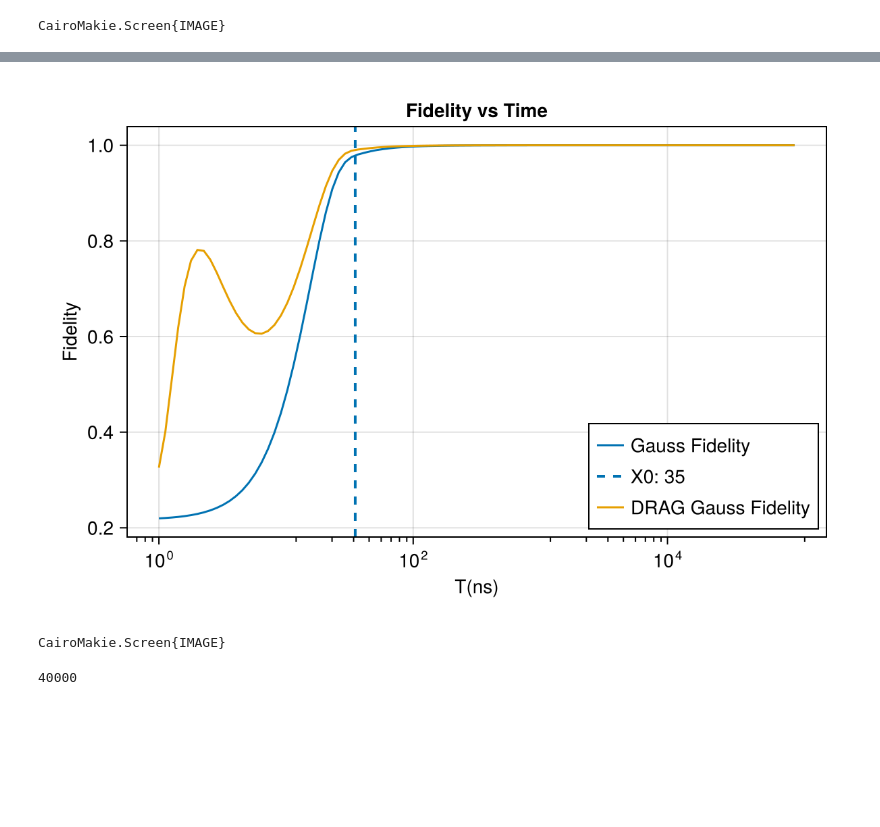
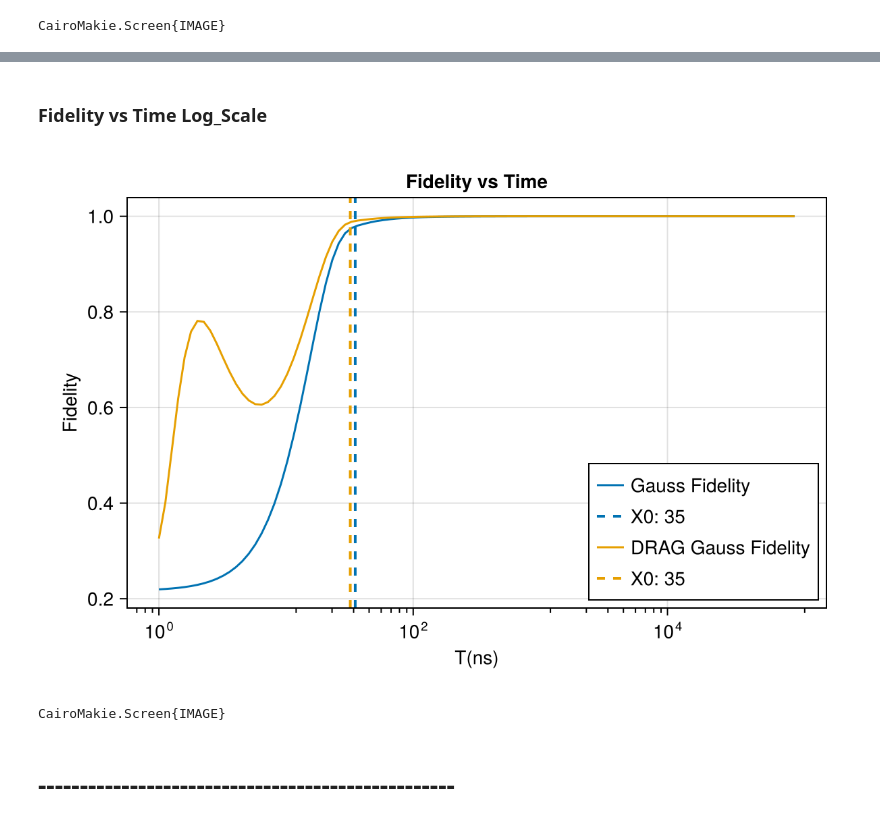
Before and after one commit to Ianborden/Quantum-APL, a Jupyter notebook: Final Project/Fidelity_vs_Time.ipynb, the cells around one changed output, grey strips where cells are left out. Cells and saved outputs as stored; diff of their text form; code cells hidden in the pictures; blank space fills up the shorter version.

```diff
--- a/Final Project/Fidelity_vs_Time.ipynb
+++ b/Final Project/Fidelity_vs_Time.ipynb
@@ -199,7 +199,7 @@ Fidelity of Gauss: 0.8464232476933021
 Fidelity of DRAG-Gauss: 0.9054848407994853
 Fidelity of Solved DRAG-Gauss: 0.998983357123887
 # %%
-N = 200
+N = 100
 function fid_gauss_check(T)
     controls = zeros(2, N)
     times, gaussian, _ = gaussian_curve(T, N)
@@ -207,31 +207,24 @@ function fid_gauss_check(T)
     pulse_gauss = ZeroOrderPulse(controls, times)
     traj_gauss = UnitaryTrajectory(sys, pulse_gauss, U_goal)
     qcp_gauss = SmoothPulseProblem(traj_gauss, N)
-    return fidelity(qcp_gauss)
+    return Piccolo.fidelity(qcp_gauss)
 end
 
 
-function fid_DRAG_gauss_check(T, solve::Bool = false)
+function fid_DRAG_gauss_check(T)
     controls = zeros(2, N)
     times, controls[1, :], controls[2, :] = drag_gaussian(T, N)
     pulse_drag_gaussian = ZeroOrderPulse(controls, times)
     traj_drag_gauss = UnitaryTrajectory(sys, pulse_drag_gaussian, U_goal)
     qcp_drag_gauss = SmoothPulseProblem(traj_drag_gauss, N)
-    if solve == false
-        return fidelity(qcp_drag_gauss)
-    # else
-    #     solve!(qcp_drag_gauss; max_iter=100, eval_hessian = false, print_level = 0)
-    #     return fidelity(qcp_drag_gauss)
-    end
+    return Piccolo.fidelity(qcp_drag_gauss)
 end
 
 fids_gauss = []
 fids_DRAG_gauss = []
-fids_solved = []
 #These units are in nanoseconds
 length = 100
 for i in range(1, length; length = length)
     push!(fids_gauss, fid_gauss_check(i))
     push!(fids_DRAG_gauss, fid_DRAG_gauss_check(i))
-    #push!(fids_solved, fid_DRAG_gauss_check(i, true))
 end
@@ -260,3 +305,5 @@ CairoMakie.Screen{IMAGE}
+# %% [markdown]
+### Fidelity vs Time Log_Scale
 # %%
 fids_gauss_log = []
 fids_DRAG_gauss_log = []
@@ -270,21 +316,18 @@ end
 # %%
 tolerance = 0.99
 
 fig = Figure(size = (600, 400))
 ax = Axis(fig[1, 1], xscale = log10, xminorticksvisible = true, xminorticks = IntervalsBetween(9), title = "Fidelity vs Time", xlabel = "T(ns)", ylabel = "Fidelity")
 lines!(ax, xs, fids_gauss_log; label = "Gauss Fidelity")
 
 vlines!(ax, x0_checker(fids_gauss_log, tolerance), linewidth = 2, linestyle = :dash, label = "X0: $(x0_checker(fids_gauss_log, tolerance))")
 lines!(ax, xs, fids_DRAG_gauss_log; label = "DRAG Gauss Fidelity")
 
-#vlines!(ax, x0_checker(fids_DRAG_gauss_log, tolerance), linewidth = 2, linestyle = :dash, label = "X0: $(x0_checker(fids_DRAG_gauss, tolerance))")
+vlines!(ax, x0_checker(fids_DRAG_gauss_log, tolerance), linewidth = 2, linestyle = :dash, label = "X0: $(x0_checker(fids_DRAG_gauss, tolerance))")
 axislegend(ax; position = :rb)
 display(fig)
 # %% [output]
-[figure, old version]
+[figure, new version]
 CairoMakie.Screen{IMAGE}
-# %%
-T1 = 40 * 1000
-#this is in microseconds
-# %% [output]
-40000
+# %% [markdown]
+# --------------------------------------------------
```
Also changed, not shown: parts of 18 cells of this notebook, 13 other files.
